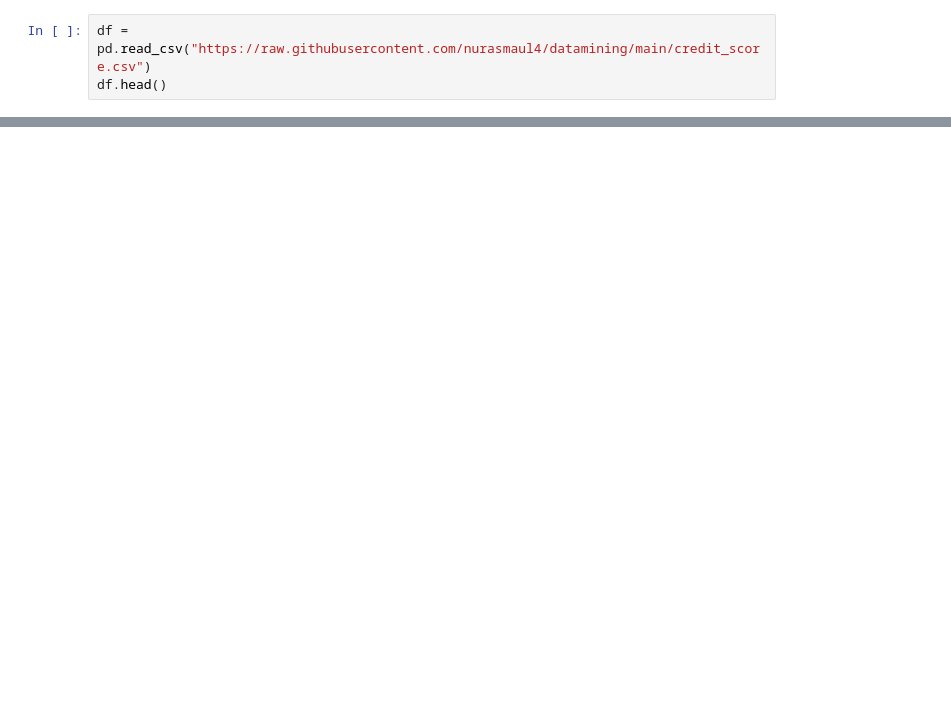
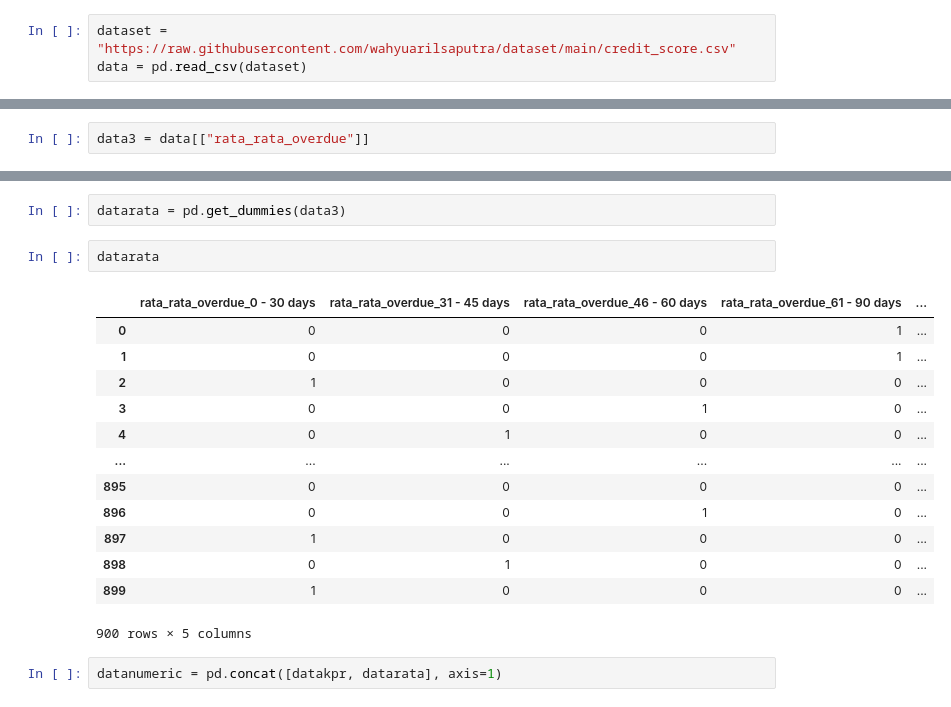
Before and after one commit to nurasmaul4/Datamining, a Jupyter notebook: _sources/tugas7.ipynb, the cells around one changed output, grey strips where cells are left out. Saved outputs shown, nothing was run; the diff lists cells and outputs as text; blank space fills up the shorter version.

```diff
--- a/_sources/tugas7.ipynb
+++ b/_sources/tugas7.ipynb
@@ -6,3 +13,3 @@ import numpy as np
 # %%
-df = pd.read_csv("https://raw.githubusercontent.com/nurasmaul4/datamining/main/credit_score.csv")
-df.head()
+dataset = "https://raw.githubusercontent.com/wahyuarilsaputra/dataset/main/credit_score.csv"
+data = pd.read_csv(dataset)
@@ -42,0 +66,2 @@ df_kpr_aktif
+# %%
+data3 = data[["rata_rata_overdue"]]
@@ -42,0 +90,20 @@ df_kpr_aktif
+# %%
+datarata = pd.get_dummies(data3)
+# %%
+datarata
+# %% [output]
+|  | rata_rata_overdue_0 - 30 days | rata_rata_overdue_31 - 45 days | rata_rata_overdue_46 - 60 days | rata_rata_overdue_61 - 90 days | ... |
+| 0 | 0 | 0 | 0 | 1 | ... |
+| 1 | 0 | 0 | 0 | 1 | ... |
+| 2 | 1 | 0 | 0 | 0 | ... |
+| 3 | 0 | 0 | 1 | 0 | ... |
+| 4 | 0 | 1 | 0 | 0 | ... |
+| ... | ... | ... | ... | ... | ... |
+| 895 | 0 | 0 | 0 | 0 | ... |
+| 896 | 0 | 0 | 1 | 0 | ... |
+| 897 | 1 | 0 | 0 | 0 | ... |
+| 898 | 0 | 1 | 0 | 0 | ... |
+| 899 | 1 | 0 | 0 | 0 | ... |
+900 rows × 5 columns
+# %%
+datanumeric = pd.concat([datakpr, datarata], axis=1)
```
Also changed, not shown: parts of 50 cells of this notebook, 17 other files.
